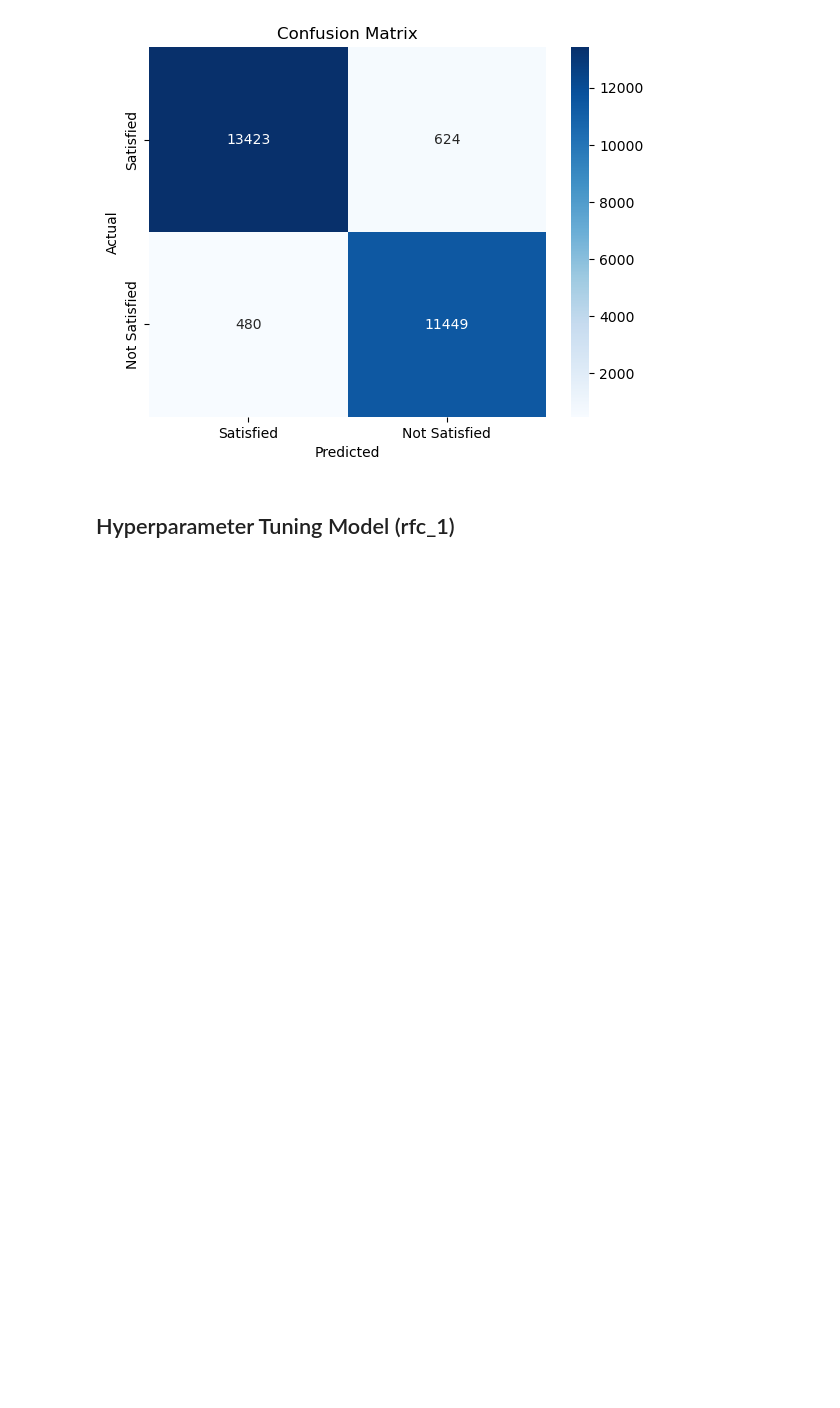
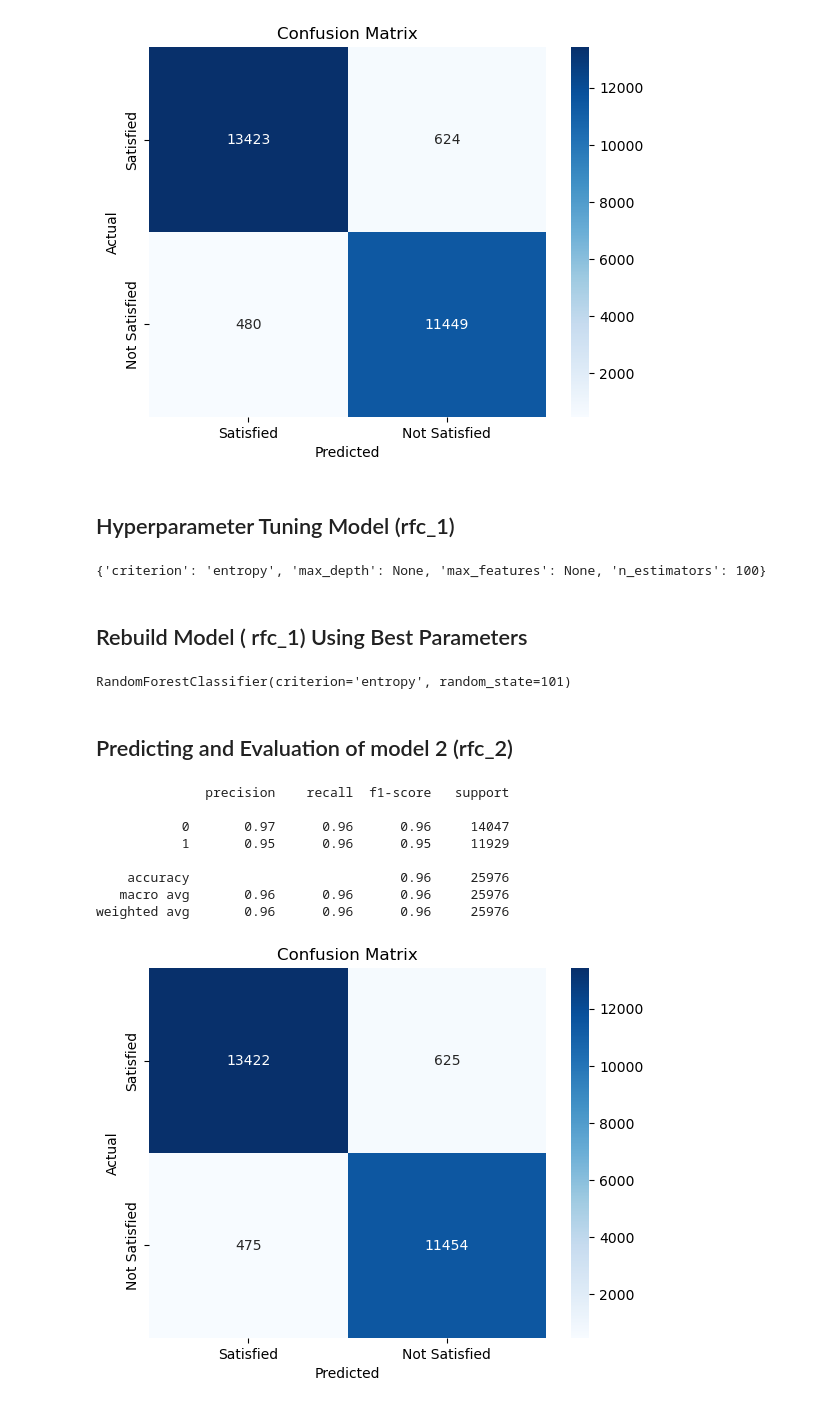
Before and after one commit to i-gyan/my_projects, a Jupyter notebook: passenger_satisfaction.ipynb, the cells around one changed output. Saved outputs shown, nothing was run; the diff lists cells and outputs as text; code cells hidden in the pictures; blank space fills up the shorter version.

```diff
--- a/passenger_satisfaction.ipynb
+++ b/passenger_satisfaction.ipynb
@@ -407,9 +407,9 @@ Shape of y_test : (25976,)
 # %%
 # instantiate the model
-rfc_1 = RandomForestClassifier(random_state =s )
+rfc = RandomForestClassifier(random_state =s )
 
 # fit the model using the training dataset
-rfc_1.fit(X_train, y_train)
+rfc.fit(X_train, y_train)
 # %% [output]
 RandomForestClassifier(random_state=101)
 # %% [markdown]
@@ -451,14 +451,57 @@ model = RandomForestClassifier(random_state = s)
 # set parameter grid
 param_grid = {'criterion' : ["gini", "entropy", "log_loss"],
              'n_estimators' : [10, 50, 100],
-             'max_depth': [None, 5, 10]}
+             'max_depth': [None, 5, 10],
+             'max_features' : ["sqrt", "log2", None]}
 
 # GridSearchCV with accuracy scoring and random_state set
-grid_search = GridSearchCV(param_grid = param_grid, estimator = model, scoring = 'accuracy', \
+grid_search = GridSearchCV(param_grid = param_grid, estimator = model, scoring = 'recall', \
                           n_jobs = -1, cv =5)
 
 # Fit grid search
 grid_search.fit(X_train, y_train)
 
 # Print best parameters
-print(grid_search.best_params())
+print(grid_search.best_params_)
+# %% [output]
+{'criterion': 'entropy', 'max_depth': None, 'max_features': None, 'n_estimators': 100}
+# %% [markdown]
+## Rebuild Model ( rfc_1) Using Best Parameters
+# %%
+# instantiate the model
+rfc_1 = RandomForestClassifier(criterion = 'entropy', n_estimators =100 ,random_state = s)
+
+# fit the model using the training dataset
+rfc_1.fit(X_train, y_train)
+# %% [output]
+RandomForestClassifier(criterion='entropy', random_state=101)
+# %% [markdown]
+## Predicting and Evaluation of model 2 (rfc_2)
+# %%
+# Predict using the test set
+y_predict_1 = rfc_1.predict(X_test)
+
+# model evaluation
+cm = confusion_matrix(y_test, y_predict_1) # Get confusion matrix
+print(classification_report(y_test, y_predict_1), '\n') # Classification report
+
+# Labels (match class encoding: 0 = Satisfied, 1 = Not Satisfied)
+labels = ["Satisfied", "Not Satisfied"]
+
+# Plot heatmap with label
+sns.heatmap(cm, annot=True, fmt='d', cmap='Blues', xticklabels=labels, yticklabels=labels)
+
+plt.xlabel("Predicted")
+plt.ylabel("Actual")
+plt.title("Confusion Matrix")
+plt.show()
+# %% [output]
+              precision    recall  f1-score   support
+
+           0       0.97      0.96      0.96     14047
+           1       0.95      0.96      0.95     11929
+
+    accuracy                           0.96     25976
+   macro avg       0.96      0.96      0.96     25976
+weighted avg       0.96      0.96      0.96     25976
+[figure, added]
```
Also changed, not shown: parts of 2 cells of this notebook.
